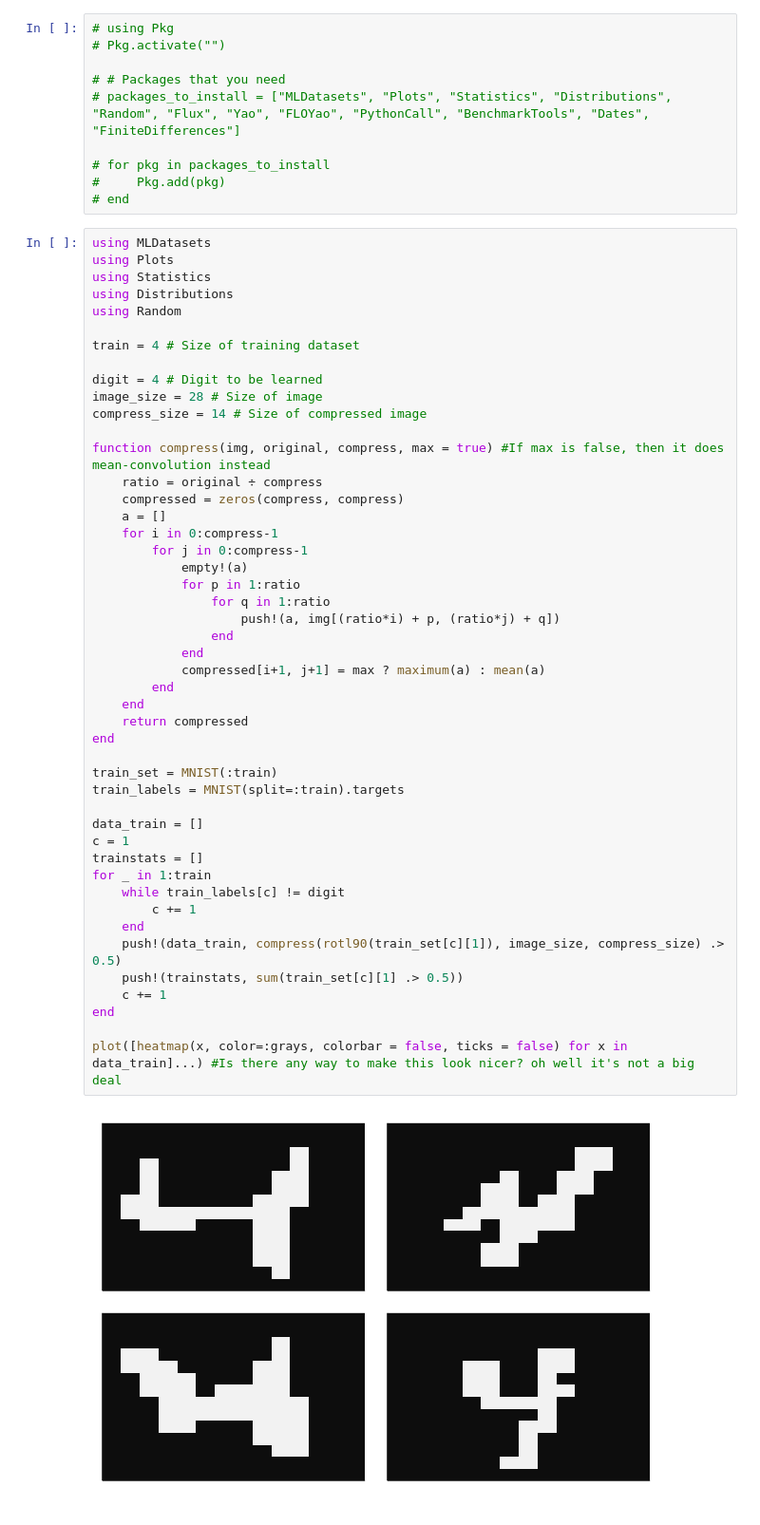
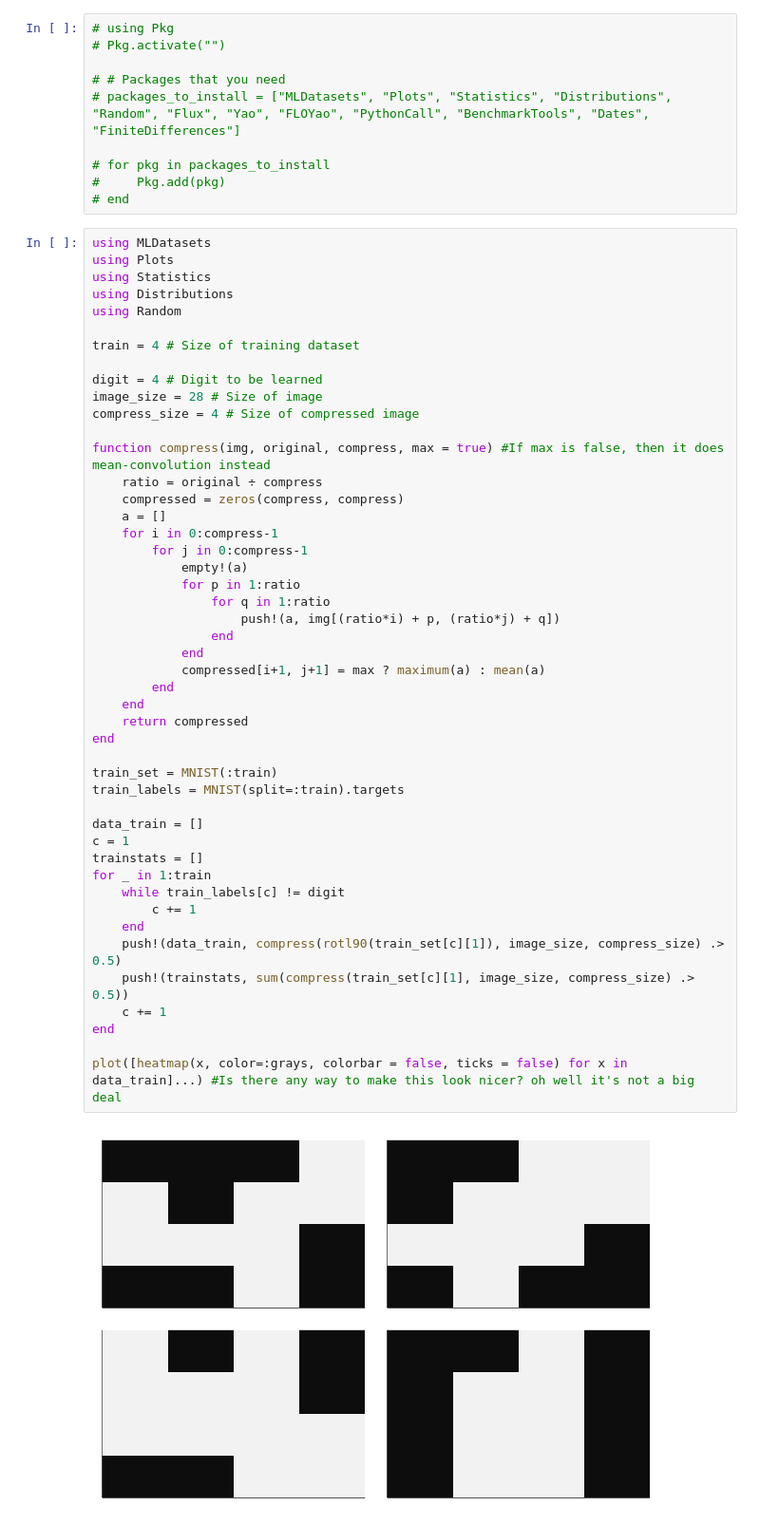
Before and after one commit to p-luo/MatchgateGAN, a Jupyter notebook: prototypes/GANtricks.ipynb, the cells around one changed output. Shown at 95% size. Saved outputs shown, nothing was run; the diff lists cells and outputs as text.

```diff
--- a/prototypes/GANtricks.ipynb
+++ b/prototypes/GANtricks.ipynb
@@ -19,7 +19,7 @@ train = 4 # Size of training dataset
 
 digit = 4 # Digit to be learned
 image_size = 28 # Size of image
-compress_size = 14 # Size of compressed image
+compress_size = 4 # Size of compressed image
 
 function compress(img, original, compress, max = true) #If max is false, then it does mean-convolution instead
     ratio = original ÷ compress
@@ -28,35 +28,35 @@ function compress(img, original, compress, max = true) #If max is false, then it
     for i in 0:compress-1
         for j in 0:compress-1
             empty!(a)
             for p in 1:ratio
                 for q in 1:ratio
                     push!(a, img[(ratio*i) + p, (ratio*j) + q])
                 end
             end
             compressed[i+1, j+1] = max ? maximum(a) : mean(a)
         end
     end
     return compressed
 end
 
 train_set = MNIST(:train)
 train_labels = MNIST(split=:train).targets
 
 data_train = []
 c = 1
 trainstats = []
 for _ in 1:train
     while train_labels[c] != digit
         c += 1
     end
     push!(data_train, compress(rotl90(train_set[c][1]), image_size, compress_size) .> 0.5)
-    push!(trainstats, sum(train_set[c][1] .> 0.5))
+    push!(trainstats, sum(compress(train_set[c][1], image_size, compress_size) .> 0.5))
     c += 1
 end
 
 plot([heatmap(x, color=:grays, colorbar = false, ticks = false) for x in data_train]...) #Is there any way to make this look nicer? oh well it's not a big deal
 # %% [output]
-[figure, old version]
+[figure, new version]
 # %%
 using Yao
 using FLOYao
```
Also changed, not shown: parts of 8 cells of this notebook, 2 other files.
